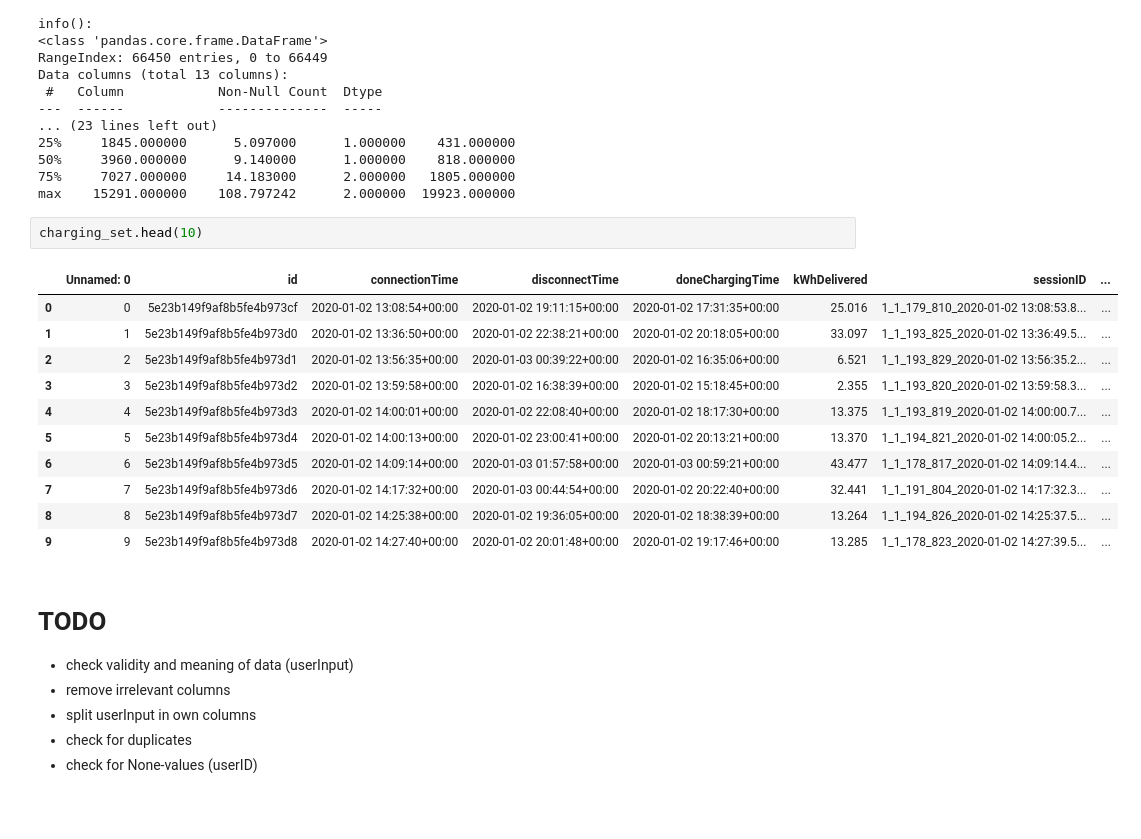
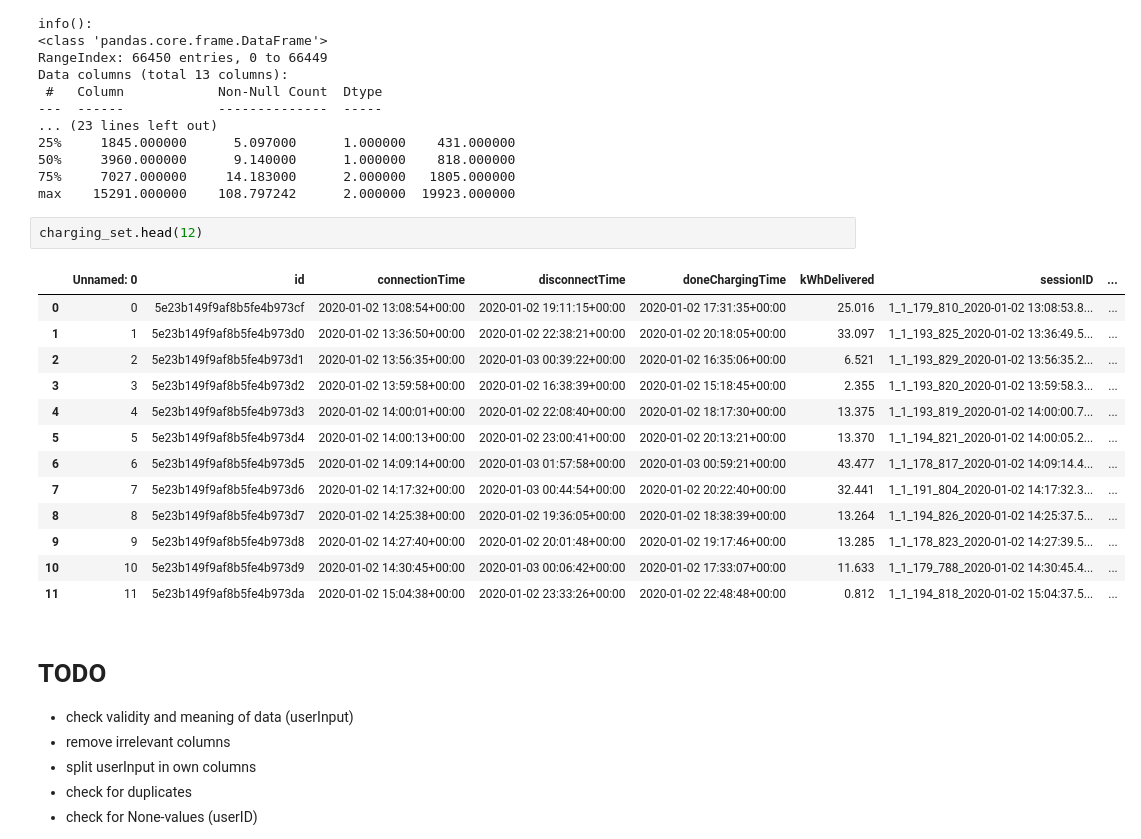
Before and after one commit to ge02/GinyuForce, a Jupyter notebook: data_prep_charging_set.ipynb, the cells around one changed output. Cells and saved outputs as stored; diff of their text form; blank space fills up the shorter version.

```diff
--- a/data_prep_charging_set.ipynb
+++ b/data_prep_charging_set.ipynb
@@ -49,19 +41,21 @@ Data columns (total 13 columns):
 75%     7027.000000     14.183000      2.000000   1805.000000
 max    15291.000000    108.797242      2.000000  19923.000000
 # %%
-charging_set.head(10)
+charging_set.head(12)
 # %% [output]
 |  | Unnamed: 0 | id | connectionTime | disconnectTime | doneChargingTime | kWhDelivered | sessionID | ... |
 | 0 | 0 | 5e23b149f9af8b5fe4b973cf | 2020-01-02 13:08:54+00:00 | 2020-01-02 19:11:15+00:00 | 2020-01-02 17:31:35+00:00 | 25.016 | 1_1_179_810_2020-01-02 13:08:53.8... | ... |
 | 1 | 1 | 5e23b149f9af8b5fe4b973d0 | 2020-01-02 13:36:50+00:00 | 2020-01-02 22:38:21+00:00 | 2020-01-02 20:18:05+00:00 | 33.097 | 1_1_193_825_2020-01-02 13:36:49.5... | ... |
 | 2 | 2 | 5e23b149f9af8b5fe4b973d1 | 2020-01-02 13:56:35+00:00 | 2020-01-03 00:39:22+00:00 | 2020-01-02 16:35:06+00:00 | 6.521 | 1_1_193_829_2020-01-02 13:56:35.2... | ... |
 | 3 | 3 | 5e23b149f9af8b5fe4b973d2 | 2020-01-02 13:59:58+00:00 | 2020-01-02 16:38:39+00:00 | 2020-01-02 15:18:45+00:00 | 2.355 | 1_1_193_820_2020-01-02 13:59:58.3... | ... |
 | 4 | 4 | 5e23b149f9af8b5fe4b973d3 | 2020-01-02 14:00:01+00:00 | 2020-01-02 22:08:40+00:00 | 2020-01-02 18:17:30+00:00 | 13.375 | 1_1_193_819_2020-01-02 14:00:00.7... | ... |
 | 5 | 5 | 5e23b149f9af8b5fe4b973d4 | 2020-01-02 14:00:13+00:00 | 2020-01-02 23:00:41+00:00 | 2020-01-02 20:13:21+00:00 | 13.370 | 1_1_194_821_2020-01-02 14:00:05.2... | ... |
 | 6 | 6 | 5e23b149f9af8b5fe4b973d5 | 2020-01-02 14:09:14+00:00 | 2020-01-03 01:57:58+00:00 | 2020-01-03 00:59:21+00:00 | 43.477 | 1_1_178_817_2020-01-02 14:09:14.4... | ... |
 | 7 | 7 | 5e23b149f9af8b5fe4b973d6 | 2020-01-02 14:17:32+00:00 | 2020-01-03 00:44:54+00:00 | 2020-01-02 20:22:40+00:00 | 32.441 | 1_1_191_804_2020-01-02 14:17:32.3... | ... |
 | 8 | 8 | 5e23b149f9af8b5fe4b973d7 | 2020-01-02 14:25:38+00:00 | 2020-01-02 19:36:05+00:00 | 2020-01-02 18:38:39+00:00 | 13.264 | 1_1_194_826_2020-01-02 14:25:37.5... | ... |
 | 9 | 9 | 5e23b149f9af8b5fe4b973d8 | 2020-01-02 14:27:40+00:00 | 2020-01-02 20:01:48+00:00 | 2020-01-02 19:17:46+00:00 | 13.285 | 1_1_178_823_2020-01-02 14:27:39.5... | ... |
+| 10 | 10 | 5e23b149f9af8b5fe4b973d9 | 2020-01-02 14:30:45+00:00 | 2020-01-03 00:06:42+00:00 | 2020-01-02 17:33:07+00:00 | 11.633 | 1_1_179_788_2020-01-02 14:30:45.4... | ... |
+| 11 | 11 | 5e23b149f9af8b5fe4b973da | 2020-01-02 15:04:38+00:00 | 2020-01-02 23:33:26+00:00 | 2020-01-02 22:48:48+00:00 | 0.812 | 1_1_194_818_2020-01-02 15:04:37.5... | ... |
 # %% [markdown]
 # TODO
 
```
Also changed, not shown: parts of 54 cells of this notebook, 1 other file.
